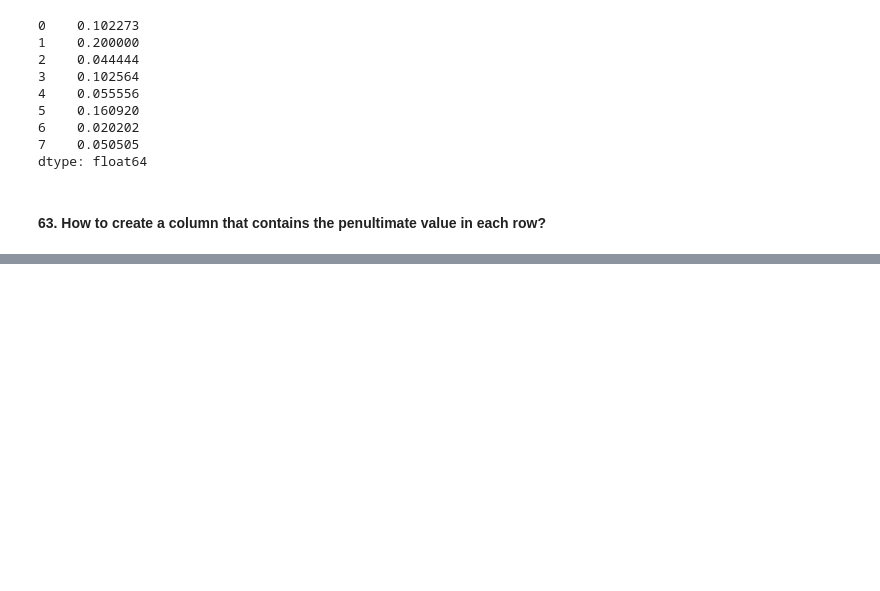
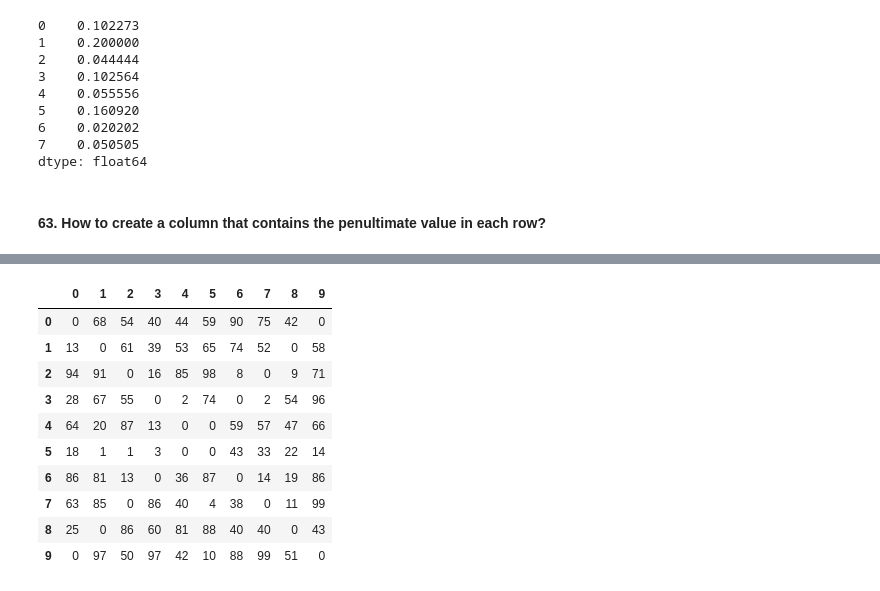
Before and after one commit to KarimaCha/Exercises_Python_NumPy_Pandas, a Jupyter notebook: 03_Pandas_Exercises_KC.ipynb, the cells around one changed output, grey strips where cells are left out. Cells and saved outputs as stored; diff of their text form; code cells hidden in the pictures; blank space fills up the shorter version.

```diff
--- a/03_Pandas_Exercises_KC.ipynb
+++ b/03_Pandas_Exercises_KC.ipynb
@@ -3124,0 +3324,18 @@ dtype: float64
+# %%
+# Solution 1: iat[] better than iloc[], as we always index only a single value by integer positions
+for i in range(df.shape[0]):
+    df.iat[i, i] = 0                   # or: df.iloc[i, i] = 0
+    df.iat[i, df.shape[0]-i-1] = 0     # or: df.iloc[i, df.shape[0]-i-1] = 0
+df
+# %% [output]
+|  | 0 | 1 | 2 | 3 | 4 | 5 | 6 | 7 | 8 | 9 |
+| 0 | 0 | 68 | 54 | 40 | 44 | 59 | 90 | 75 | 42 | 0 |
+| 1 | 13 | 0 | 61 | 39 | 53 | 65 | 74 | 52 | 0 | 58 |
+| 2 | 94 | 91 | 0 | 16 | 85 | 98 | 8 | 0 | 9 | 71 |
+| 3 | 28 | 67 | 55 | 0 | 2 | 74 | 0 | 2 | 54 | 96 |
+| 4 | 64 | 20 | 87 | 13 | 0 | 0 | 59 | 57 | 47 | 66 |
+| 5 | 18 | 1 | 1 | 3 | 0 | 0 | 43 | 33 | 22 | 14 |
+| 6 | 86 | 81 | 13 | 0 | 36 | 87 | 0 | 14 | 19 | 86 |
+| 7 | 63 | 85 | 0 | 86 | 40 | 4 | 38 | 0 | 11 | 99 |
+| 8 | 25 | 0 | 86 | 60 | 81 | 88 | 40 | 40 | 0 | 43 |
+| 9 | 0 | 97 | 50 | 97 | 42 | 10 | 88 | 99 | 51 | 0 |
```
Also changed, not shown: parts of 31 cells of this notebook.
